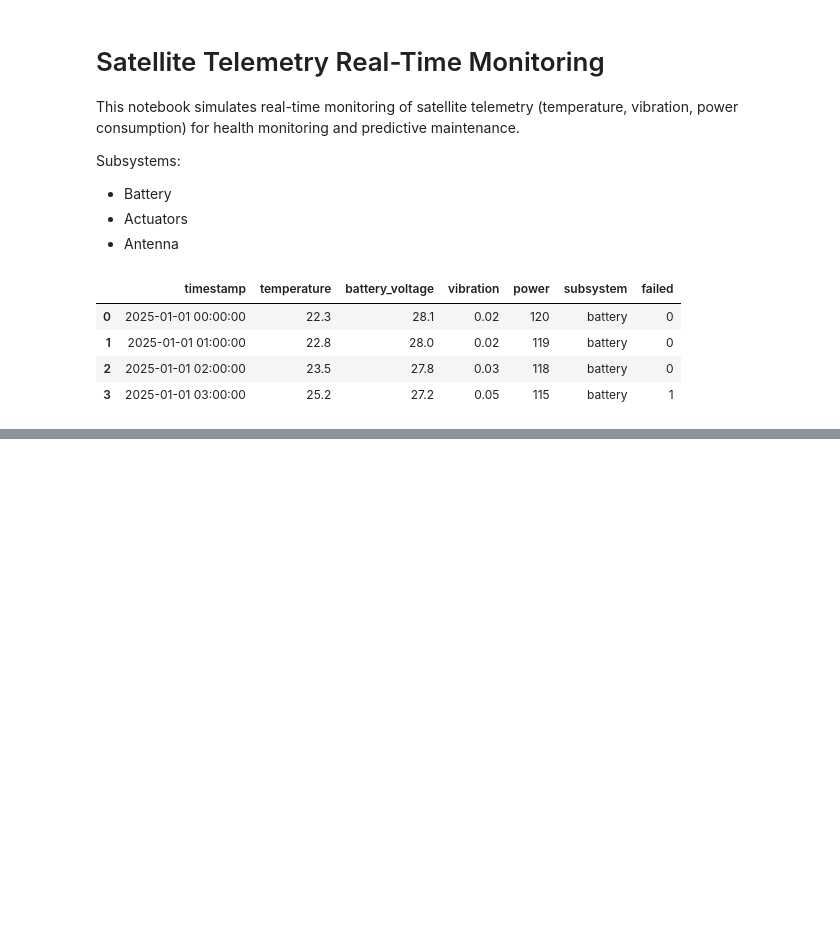
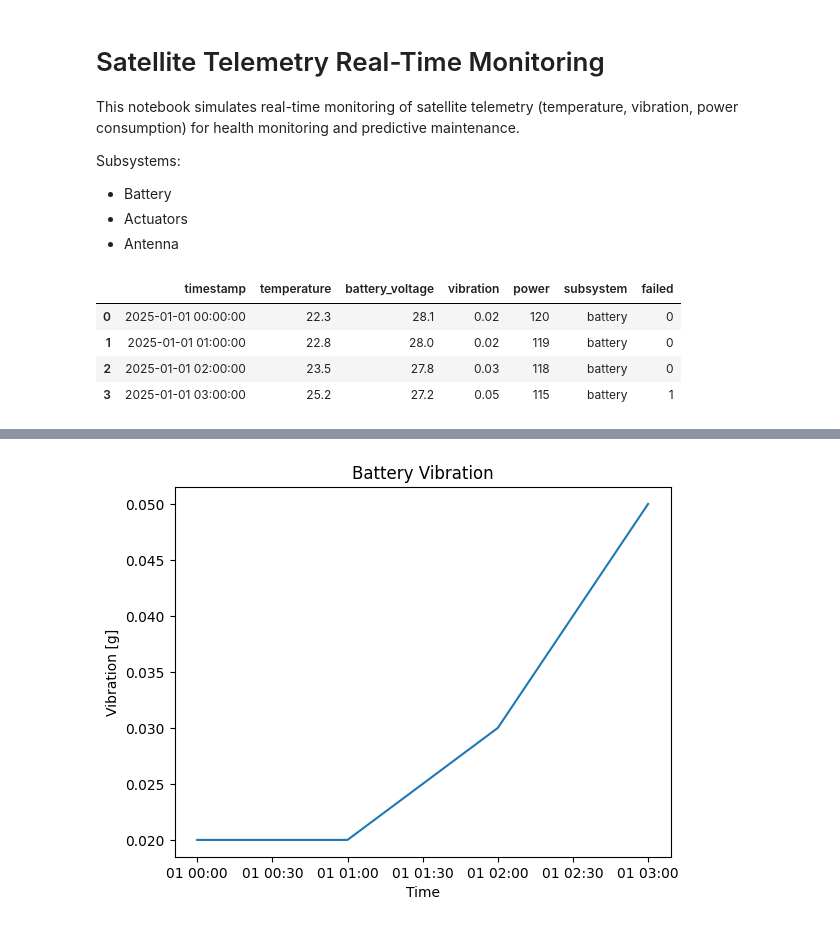
Before and after one commit to MrckHckr/satellite-health-monitoring, a Jupyter notebook: notebooks/01_telemetry_streaming.ipynb, the cells around one changed output, grey strips where cells are left out. Cells and saved outputs as stored; diff of their text form; code cells hidden in the pictures; blank space fills up the shorter version.

```diff
--- a/notebooks/01_telemetry_streaming.ipynb
+++ b/notebooks/01_telemetry_streaming.ipynb
@@ -37,0 +82,10 @@ df.head()
+# %%
+# Vibrazioni
+plt.figure()
+plt.plot(battery_df["timestamp"], battery_df["vibration"])
+plt.title("Battery Vibration")
+plt.xlabel("Time")
+plt.ylabel("Vibration [g]")
+plt.show()
+# %% [output]
+[figure, added]
```
Also changed, not shown: parts of 6 cells of this notebook.
